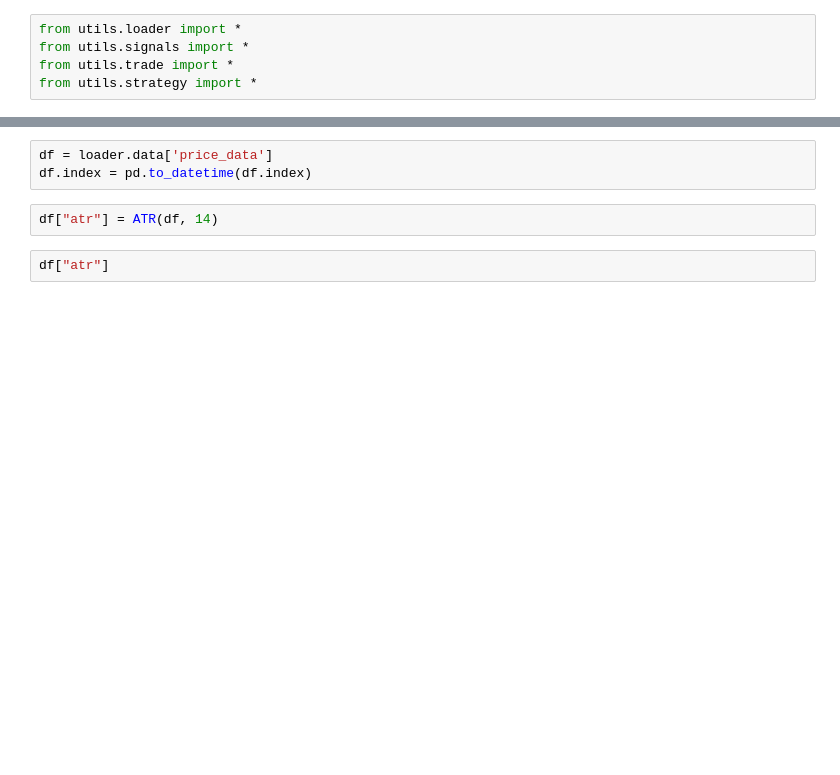
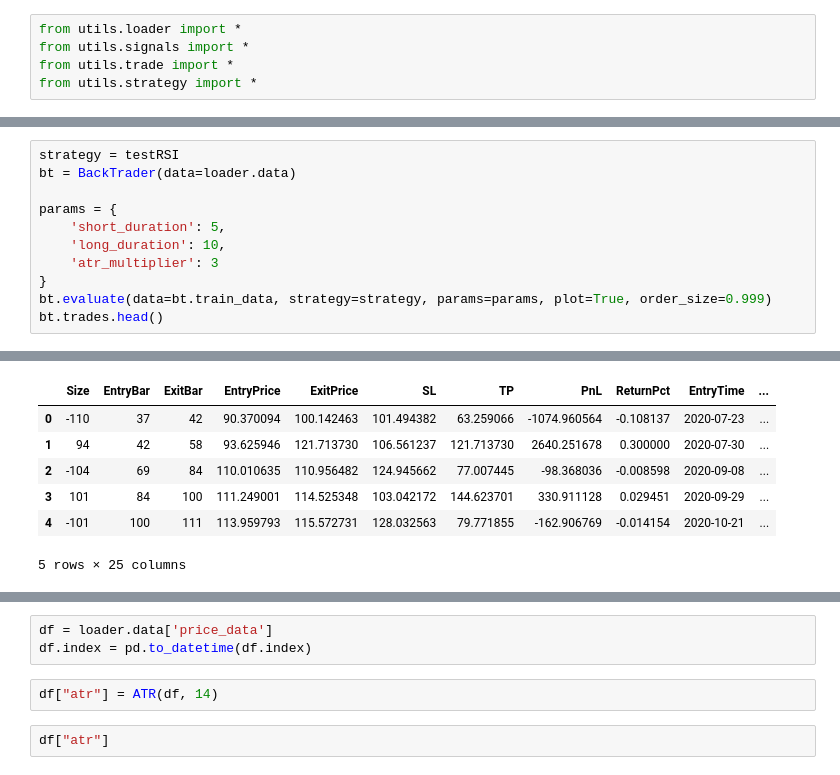
Before and after one commit to QuanPham19/trader-joe, a Jupyter notebook: trader_pi.ipynb, the cells around one changed output, grey strips where cells are left out. Drawn from its saved outputs; the diff is of its cells as text; blank space fills up the shorter version.

```diff
--- a/trader_pi.ipynb
+++ b/trader_pi.ipynb
@@ -44,2 +52,14 @@ loader.run()
 [interactive output not drawn]
 [interactive output not drawn]
+# %%
+strategy = testRSI
+bt = BackTrader(data=loader.data)
+
+params = {
+    'short_duration': 5,
+    'long_duration': 10,
+    'atr_multiplier': 3
+}
+bt.evaluate(data=bt.train_data, strategy=strategy, params=params, plot=True, order_size=0.999)
+bt.trades.head()
+# %% [output]
@@ -46,3 +68,10 @@ loader.run()
+|  | Size | EntryBar | ExitBar | EntryPrice | ExitPrice | SL | TP | PnL | ReturnPct | EntryTime | ... |
+| 0 | -110 | 37 | 42 | 90.370094 | 100.142463 | 101.494382 | 63.259066 | -1074.960564 | -0.108137 | 2020-07-23 | ... |
+| 1 | 94 | 42 | 58 | 93.625946 | 121.713730 | 106.561237 | 121.713730 | 2640.251678 | 0.300000 | 2020-07-30 | ... |
+| 2 | -104 | 69 | 84 | 110.010635 | 110.956482 | 124.945662 | 77.007445 | -98.368036 | -0.008598 | 2020-09-08 | ... |
+| 3 | 101 | 84 | 100 | 111.249001 | 114.525348 | 103.042172 | 144.623701 | 330.911128 | 0.029451 | 2020-09-29 | ... |
+| 4 | -101 | 100 | 111 | 113.959793 | 115.572731 | 128.032563 | 79.771855 | -162.906769 | -0.014154 | 2020-10-21 | ... |
+5 rows × 25 columns
 # %%
 strategy = Modified_EMACross
 bt = BackTrader(data=loader.data)
```
Also changed, not shown: parts of 11 cells of this notebook, 4 other files.
